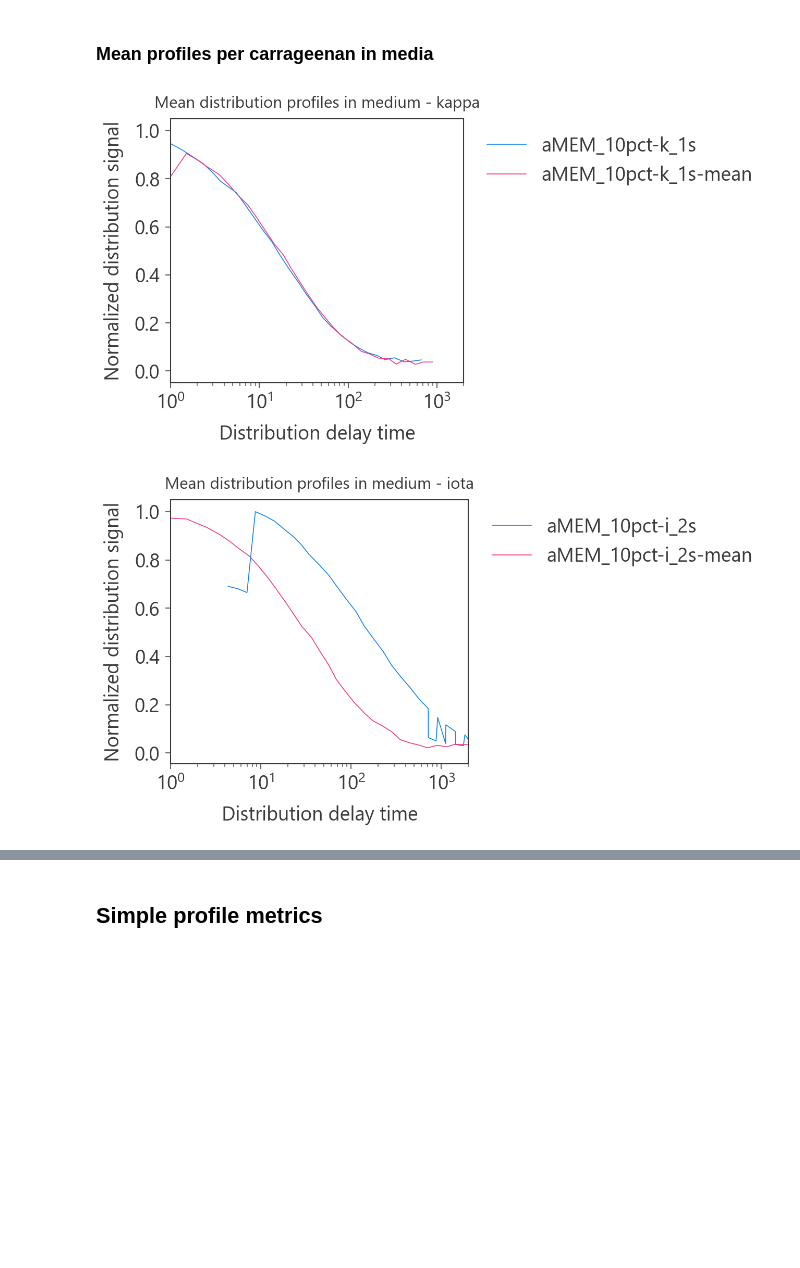
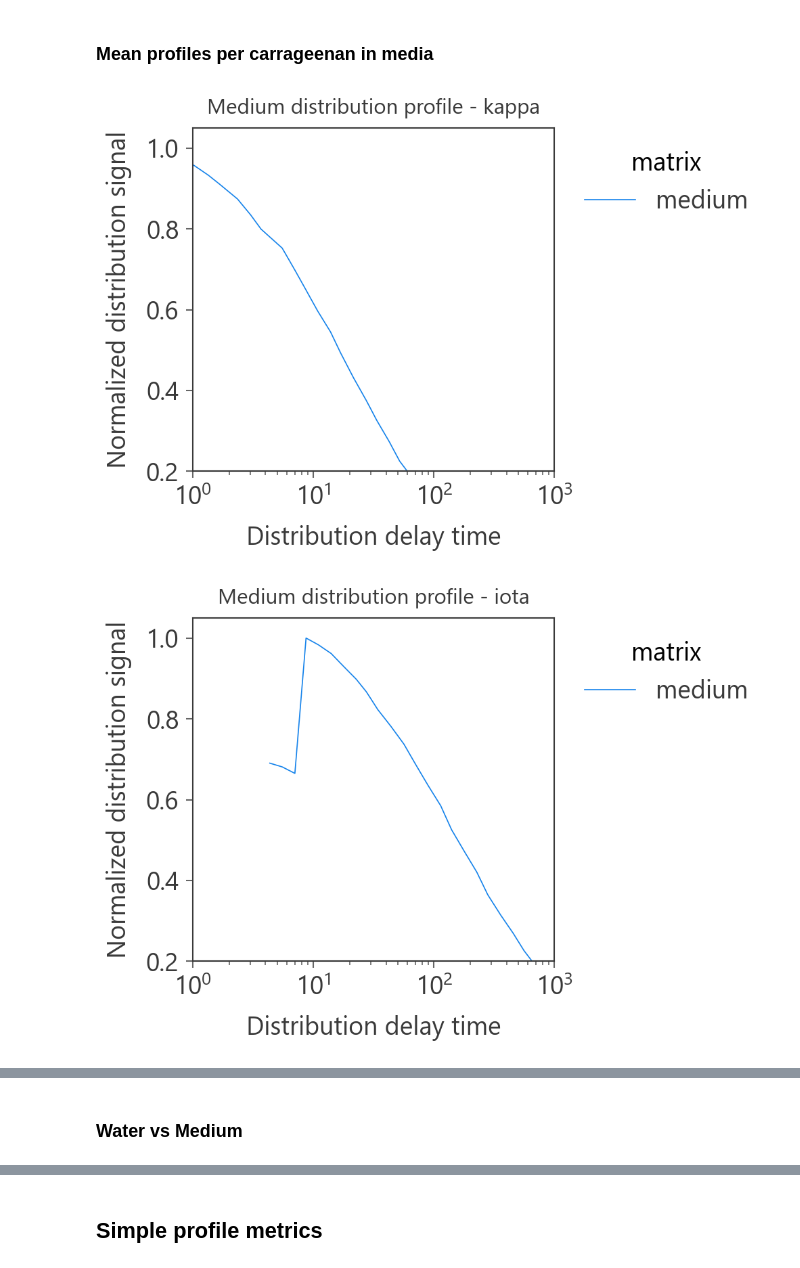
Before and after one commit to PetrusKirsten/dls-analysis, a Jupyter notebook: cars_in_solution/notebooks/03_exploratory_analysis.ipynb, the cells around one changed output, grey strips where cells are left out. Cells and saved outputs as stored; diff of their text form; code cells hidden in the pictures; blank space fills up the shorter version.

```diff
--- a/cars_in_solution/notebooks/03_exploratory_analysis.ipynb
+++ b/cars_in_solution/notebooks/03_exploratory_analysis.ipynb
@@ -106,8 +172,6 @@ correlation columns:
 # %% [markdown]
 ### Distributions per group
 # %%
-df_dist = df_distribution_long.copy()
-
 df_dist_water = df_dist[
     (df_dist["matrix"] == "water") &
     (df_dist["carrageenan"].notna())
@@ -340,6 +404,7 @@ dist_profile = (
     .groupby([
         "sample_base",
         "carrageenan",
+        "concentration_label",
         "matrix",
         "point_index"
     ], dropna=False)
@@ -422,13 +518,16 @@ plot_mean_distribution_profile(
 ### Mean profiles per carrageenan in water
 # %%
 for carr in ["kappa", "iota", "lambda"]:
-    tmp = dist_profile[
-        (dist_profile["matrix"] == "water") &
-        (dist_profile["carrageenan"] == carr)
+    tmp = dist_profile_clean[
+        (dist_profile_clean["matrix"] == "water") &
+        (dist_profile_clean["carrageenan"] == carr)
     ]
-    if len(tmp) > 0:
-        plot_mean_distribution_profile(
-            tmp,
-            title=f"Mean distribution profiles in water - {carr}"
-        )
+
+    plot_mean_distribution_profile(
+        tmp,
+        title=f"Water distribution profiles - {carr}",
+        hue_col="concentration_label",
+        xlim=(1, 3000),
+        ylim=(0.2, 1.05)
+    )
 # %% [output]
@@ -439,15 +538,18 @@ for carr in ["kappa", "iota", "lambda"]:
 ### Mean profiles per carrageenan in media
 # %%
 for carr in ["kappa", "iota", "lambda"]:
-    tmp = dist_profile[
-        (dist_profile["matrix"] == "medium") &
-        (dist_profile["carrageenan"] == carr)
+    tmp = dist_profile_clean[
+        (dist_profile_clean["matrix"] == "medium") &
+        (dist_profile_clean["carrageenan"] == carr)
     ]
-    if len(tmp) > 0:
-        plot_mean_distribution_profile(
-            tmp,
-            title=f"Mean distribution profiles in medium - {carr}"
-        )
+
+    plot_mean_distribution_profile(
+        tmp,
+        title=f"Medium distribution profile - {carr}",
+        hue_col="matrix",
+        xlim=(1, 1000),
+        ylim=(0.2, 1.05)
+    )
 # %% [output]
-[figure, old version]
+[figure, new version]
-[figure, old version]
+[figure, new version]
@@ -454,0 +557,2 @@ for carr in ["kappa", "iota", "lambda"]:
+# %% [markdown]
+### Water vs Medium
```
Also changed, not shown: parts of 29 cells of this notebook, 3 other files.
